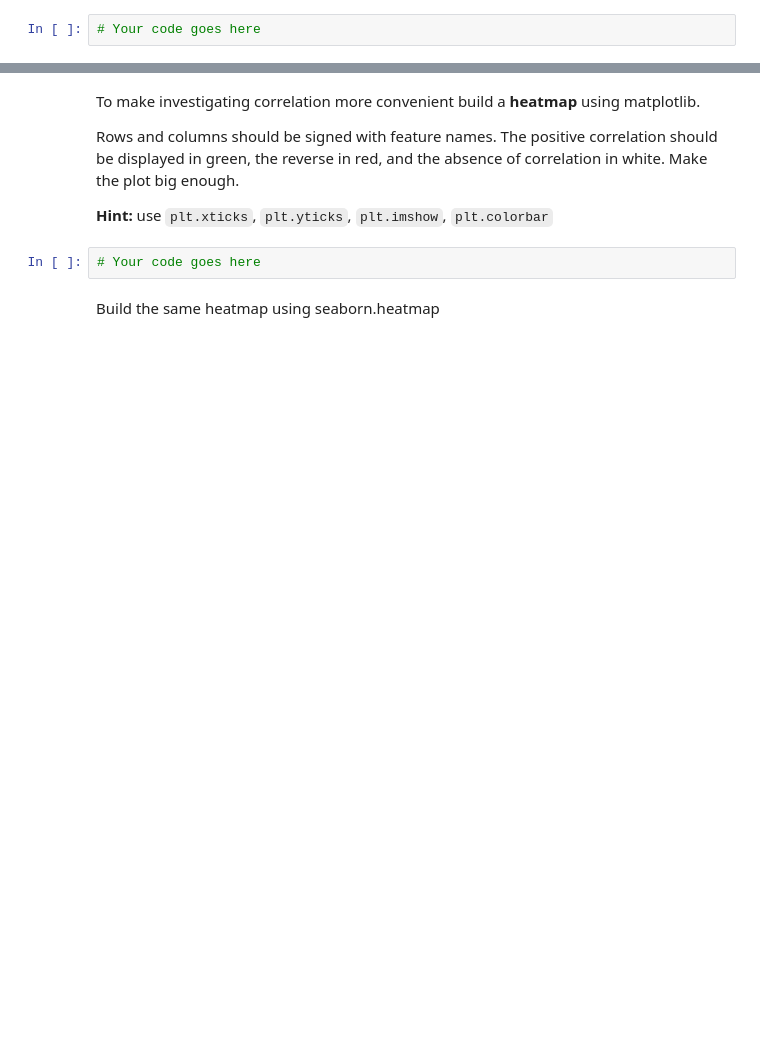
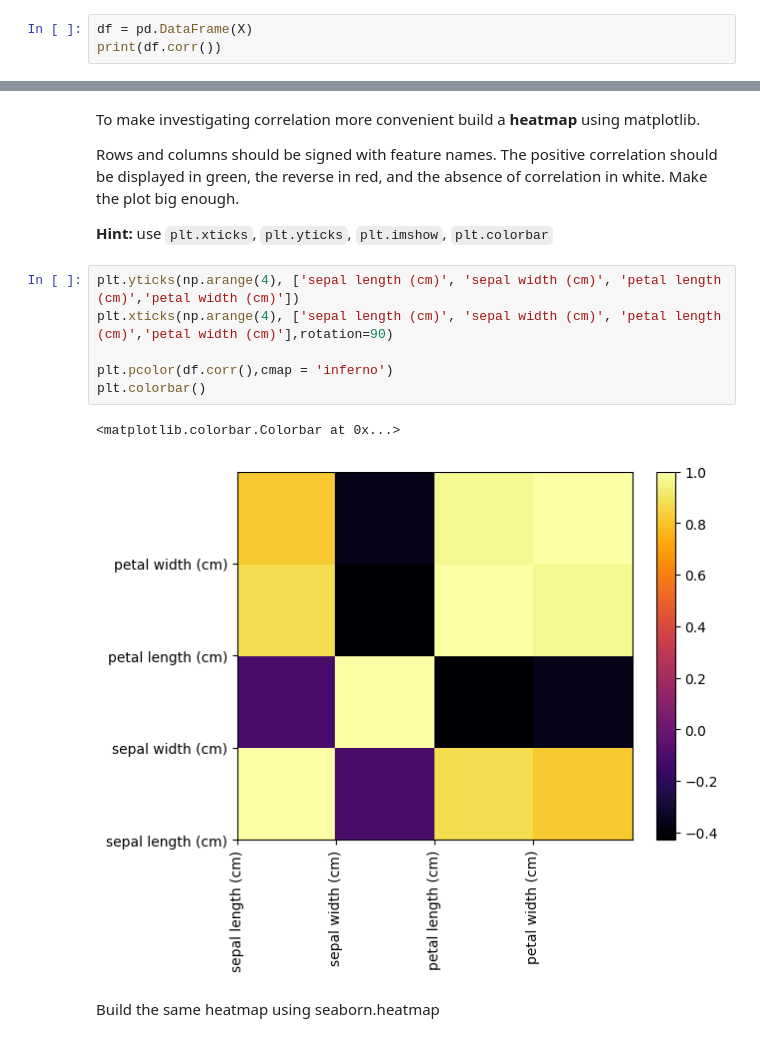
Before and after one commit to dimamkr/ml-hse-nes, a Jupyter notebook: 2024/homeworks/homework_1.ipynb, the cells around one changed output, grey strips where cells are left out. Saved outputs shown, nothing was run; the diff lists cells and outputs as text; blank space fills up the shorter version.

```diff
--- a/2024/homeworks/homework_1.ipynb
+++ b/2024/homeworks/homework_1.ipynb
@@ -247,4 +252,5 @@ X.sample(3)
 # %% [markdown]
 Compute correlation between features
 # %%
-# Your code goes here
+df = pd.DataFrame(X)
+print(df.corr())
@@ -255,7 +273,14 @@ Rows and columns should be signed with feature names.  The positive correlation
 
 **Hint:** use `plt.xticks`, `plt.yticks`, `plt.imshow`, `plt.colorbar`
 # %%
-# Your code goes here
+plt.yticks(np.arange(4), ['sepal length (cm)', 'sepal width (cm)', 'petal length (cm)','petal width (cm)'])
+plt.xticks(np.arange(4), ['sepal length (cm)', 'sepal width (cm)', 'petal length (cm)','petal width (cm)'],rotation=90)
+
+plt.pcolor(df.corr(),cmap = 'inferno')
+plt.colorbar()
+# %% [output]
+<matplotlib.colorbar.Colorbar at 0x...>
+[figure, added]
 # %% [markdown]
 Build the same heatmap using seaborn.heatmap
 # %%
```
Also changed, not shown: parts of 3 cells of this notebook.
